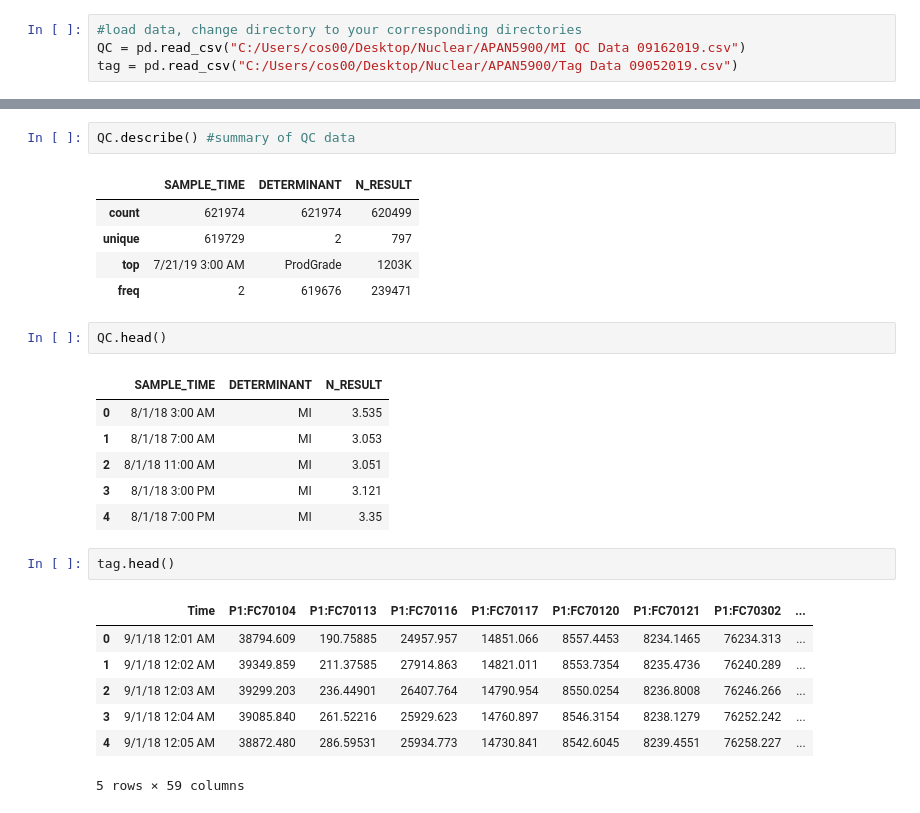
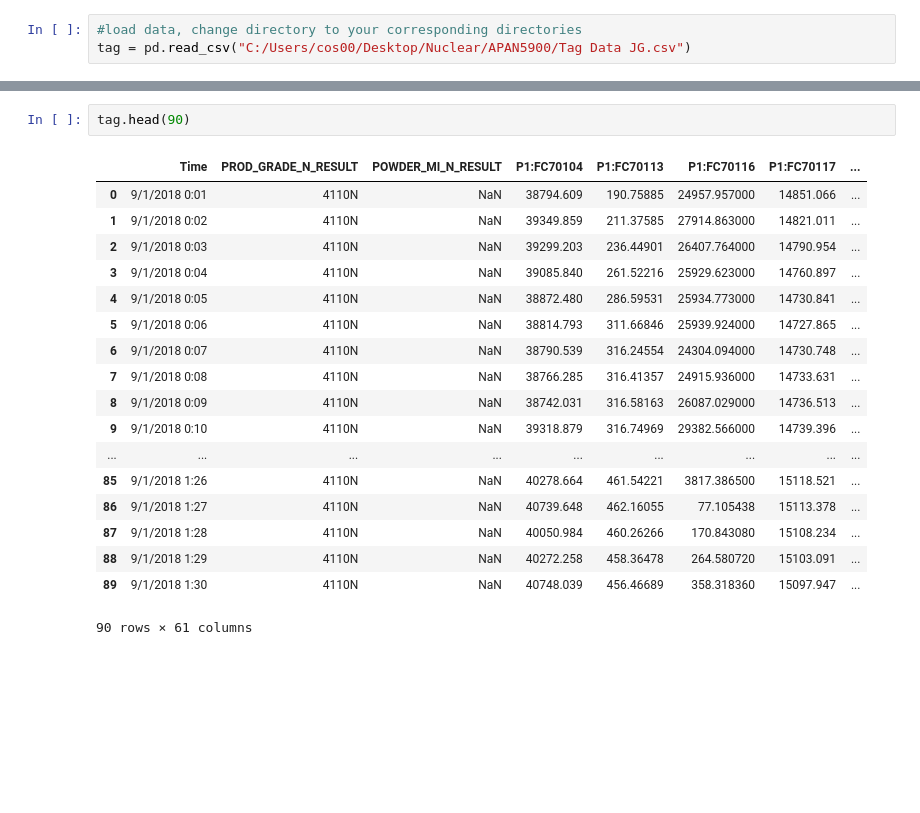
Before and after one commit to sanguis09/Capstone-project, a Jupyter notebook: src/Data Exploration.ipynb, the cells around one changed output, grey strips where cells are left out. Drawn from its saved outputs; the diff is of its cells as text; blank space fills up the shorter version.

```diff
--- a/src/Data Exploration.ipynb
+++ b/src/Data Exploration.ipynb
@@ -6,4 +7,3 @@ import pandas as pd
 # %%
 #load data, change directory to your corresponding directories
-QC = pd.read_csv("C:/Users/cos00/Desktop/Nuclear/APAN5900/MI QC Data 09162019.csv")
-tag = pd.read_csv("C:/Users/cos00/Desktop/Nuclear/APAN5900/Tag Data 09052019.csv")
+tag = pd.read_csv("C:/Users/cos00/Desktop/Nuclear/APAN5900/Tag Data JG.csv")
@@ -31,27 +27,21 @@ tag.describe()  #summary of tag data
-# %%
-QC.describe() #summary of QC data
-# %% [output]
-|  | SAMPLE_TIME | DETERMINANT | N_RESULT |
-| count | 621974 | 621974 | 620499 |
-| unique | 619729 | 2 | 797 |
-| top | 7/21/19 3:00 AM | ProdGrade | 1203K |
-| freq | 2 | 619676 | 239471 |
-# %%
-QC.head()
-# %% [output]
-|  | SAMPLE_TIME | DETERMINANT | N_RESULT |
-| 0 | 8/1/18 3:00 AM | MI | 3.535 |
-| 1 | 8/1/18 7:00 AM | MI | 3.053 |
-| 2 | 8/1/18 11:00 AM | MI | 3.051 |
-| 3 | 8/1/18 3:00 PM | MI | 3.121 |
-| 4 | 8/1/18 7:00 PM | MI | 3.35 |
 # %%
-tag.head()
+tag.head(90)
 # %% [output]
-|  | Time | P1:FC70104 | P1:FC70113 | P1:FC70116 | P1:FC70117 | P1:FC70120 | P1:FC70121 | P1:FC70302 | ... |
-| 0 | 9/1/18 12:01 AM | 38794.609 | 190.75885 | 24957.957 | 14851.066 | 8557.4453 | 8234.1465 | 76234.313 | ... |
-| 1 | 9/1/18 12:02 AM | 39349.859 | 211.37585 | 27914.863 | 14821.011 | 8553.7354 | 8235.4736 | 76240.289 | ... |
-| 2 | 9/1/18 12:03 AM | 39299.203 | 236.44901 | 26407.764 | 14790.954 | 8550.0254 | 8236.8008 | 76246.266 | ... |
-| 3 | 9/1/18 12:04 AM | 39085.840 | 261.52216 | 25929.623 | 14760.897 | 8546.3154 | 8238.1279 | 76252.242 | ... |
-| 4 | 9/1/18 12:05 AM | 38872.480 | 286.59531 | 25934.773 | 14730.841 | 8542.6045 | 8239.4551 | 76258.227 | ... |
+|  | Time | PROD_GRADE_N_RESULT | POWDER_MI_N_RESULT | P1:FC70104 | P1:FC70113 | P1:FC70116 | P1:FC70117 | ... |
+| 0 | 9/1/2018 0:01 | 4110N | NaN | 38794.609 | 190.75885 | 24957.957000 | 14851.066 | ... |
+| 1 | 9/1/2018 0:02 | 4110N | NaN | 39349.859 | 211.37585 | 27914.863000 | 14821.011 | ... |
+| 2 | 9/1/2018 0:03 | 4110N | NaN | 39299.203 | 236.44901 | 26407.764000 | 14790.954 | ... |
+| 3 | 9/1/2018 0:04 | 4110N | NaN | 39085.840 | 261.52216 | 25929.623000 | 14760.897 | ... |
+| 4 | 9/1/2018 0:05 | 4110N | NaN | 38872.480 | 286.59531 | 25934.773000 | 14730.841 | ... |
+| 5 | 9/1/2018 0:06 | 4110N | NaN | 38814.793 | 311.66846 | 25939.924000 | 14727.865 | ... |
+| 6 | 9/1/2018 0:07 | 4110N | NaN | 38790.539 | 316.24554 | 24304.094000 | 14730.748 | ... |
+| 7 | 9/1/2018 0:08 | 4110N | NaN | 38766.285 | 316.41357 | 24915.936000 | 14733.631 | ... |
+| 8 | 9/1/2018 0:09 | 4110N | NaN | 38742.031 | 316.58163 | 26087.029000 | 14736.513 | ... |
+| 9 | 9/1/2018 0:10 | 4110N | NaN | 39318.879 | 316.74969 | 29382.566000 | 14739.396 | ... |
+| ... | ... | ... | ... | ... | ... | ... | ... | ... |
+| 85 | 9/1/2018 1:26 | 4110N | NaN | 40278.664 | 461.54221 | 3817.386500 | 15118.521 | ... |
+| 86 | 9/1/2018 1:27 | 4110N | NaN | 40739.648 | 462.16055 | 77.105438 | 15113.378 | ... |
+| 87 | 9/1/2018 1:28 | 4110N | NaN | 40050.984 | 460.26266 | 170.843080 | 15108.234 | ... |
+| 88 | 9/1/2018 1:29 | 4110N | NaN | 40272.258 | 458.36478 | 264.580720 | 15103.091 | ... |
+| 89 | 9/1/2018 1:30 | 4110N | NaN | 40748.039 | 456.46689 | 358.318360 | 15097.947 | ... |
-5 rows × 59 columns
+90 rows × 61 columns
```
Also changed, not shown: parts of 24 cells of this notebook.
